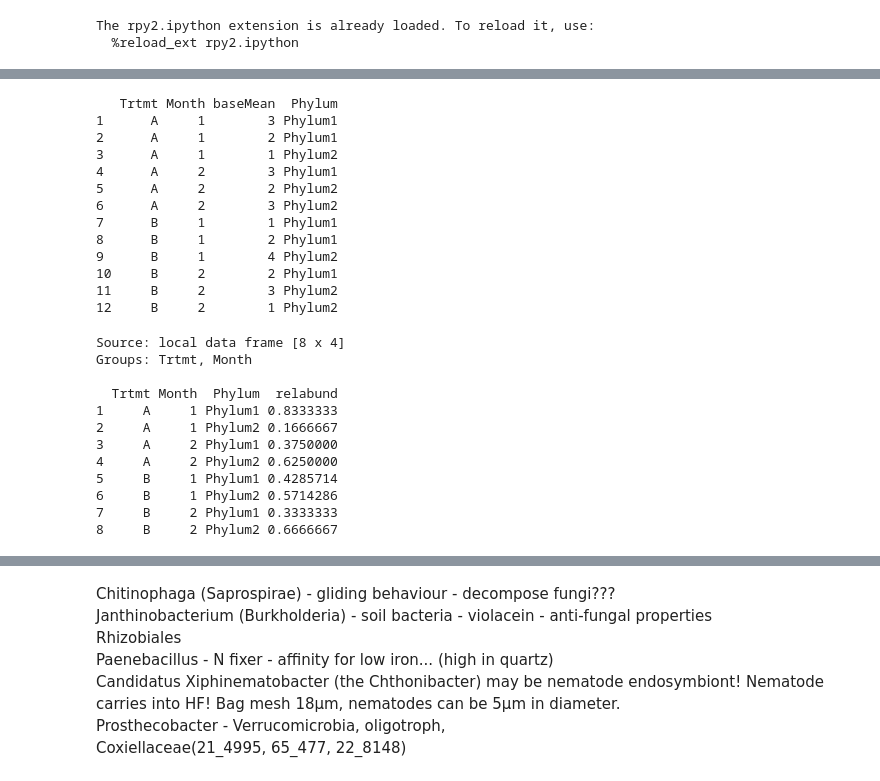
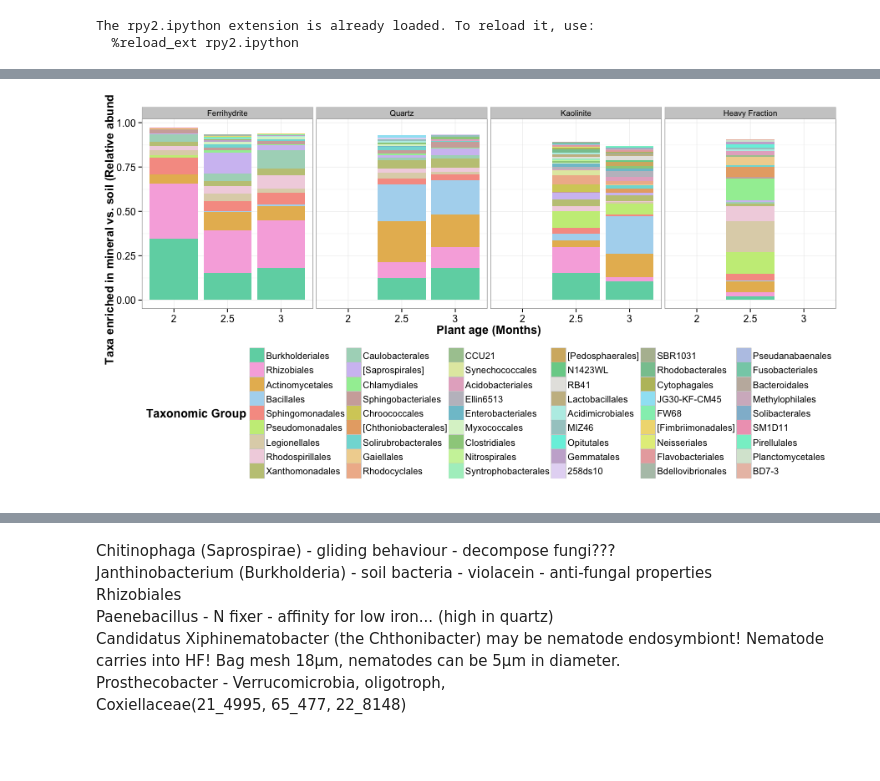
Before and after one commit to TheaWhitman/Mineral16S, a Jupyter notebook: manuscript_figures/Differential_abundance.ipynb, the cells around one changed output, grey strips where cells are left out. Cells and saved outputs as stored; diff of their text form; code cells hidden in the pictures; blank space fills up the shorter version.

```diff
--- a/manuscript_figures/Differential_abundance.ipynb
+++ b/manuscript_figures/Differential_abundance.ipynb
@@ -425,49 +307,33 @@ dim(d.high)
-# %%
-%%R
-Trtmt = c("A","A","A","A","A","A","B","B","B","B","B","B")
-Month = c(1,1,1,2,2,2,1,1,1,2,2,2)
-baseMean = c(3,2,1,3,2,3,1,2,4,2,3,1)
-Phylum = c("Phylum1","Phylum1","Phylum2","Phylum1","Phylum2","Phylum2")
-h=data.frame(Trtmt,Month,baseMean,Phylum)
-# Testing to make sure I am calculating the relative abundances correctly (yes).
-h
-# %% [output]
-   Trtmt Month baseMean  Phylum
-1      A     1        3 Phylum1
-2      A     1        2 Phylum1
-3      A     1        1 Phylum2
-4      A     2        3 Phylum1
-5      A     2        2 Phylum2
-6      A     2        3 Phylum2
-7      B     1        1 Phylum1
-8      B     1        2 Phylum1
-9      B     1        4 Phylum2
-10     B     2        2 Phylum1
-11     B     2        3 Phylum2
-12     B     2        1 Phylum2
-# %%
-%%R
-h.relabund = h %>%
-    dplyr::group_by(Trtmt,Month) %>%
-    dplyr::mutate(relabund=baseMean/sum(baseMean))%>%
-    dplyr::group_by(Trtmt,Month,Phylum) %>%
-# Then, using this data, still grouped by month, we further group it by phylum,
-    dplyr::summarise(relabund=sum(relabund))
-
-h.relabund
-# %% [output]
-Source: local data frame [8 x 4]
-Groups: Trtmt, Month
-
-  Trtmt Month  Phylum  relabund
-1     A     1 Phylum1 0.8333333
-2     A     1 Phylum2 0.1666667
-3     A     2 Phylum1 0.3750000
-4     A     2 Phylum2 0.6250000
-5     B     1 Phylum1 0.4285714
-6     B     1 Phylum2 0.5714286
-7     B     2 Phylum1 0.3333333
-8     B     2 Phylum2 0.6666667
+# %%
+%%R -w 900
+
+d.plot = d.high
+
+scheme <- iwanthue()
+colors = scheme$hex(length(unique(d.plot$Tax)), color_space = hcl_presets$pastel)
+d.plot$Month <- as.factor(d.plot$Month)
+
+p = ggplot(d.plot, aes(x=Month,y=relabund,fill = Tax))
+
+p = p + facet_grid(~Trtmt)
+
+p = p + scale_fill_manual(values = colors)
+
+p = p + geom_bar(stat = "identity", width = 0.90)
+
+p = p + guides(fill = guide_legend(title="Taxonomic Group", ncol = 6))
+
+p = p + xlab("Plant age (Months)") + ylab("Taxa enriched in mineral vs. soil (Relative abundance)")
+
+p = p + theme_bw()
+
+p = p + theme(axis.title = element_text(size=14,face="bold"))
+p = p + theme(axis.text = element_text(size=12,))
+p = p + theme(legend.text=element_text(size=11), legend.title=element_text(size=14), legend.position="bottom")
+
+p
+# %% [output]
+[figure, added]
 # %%
 %%R
 
```
Also changed, not shown: parts of 26 cells of this notebook.
